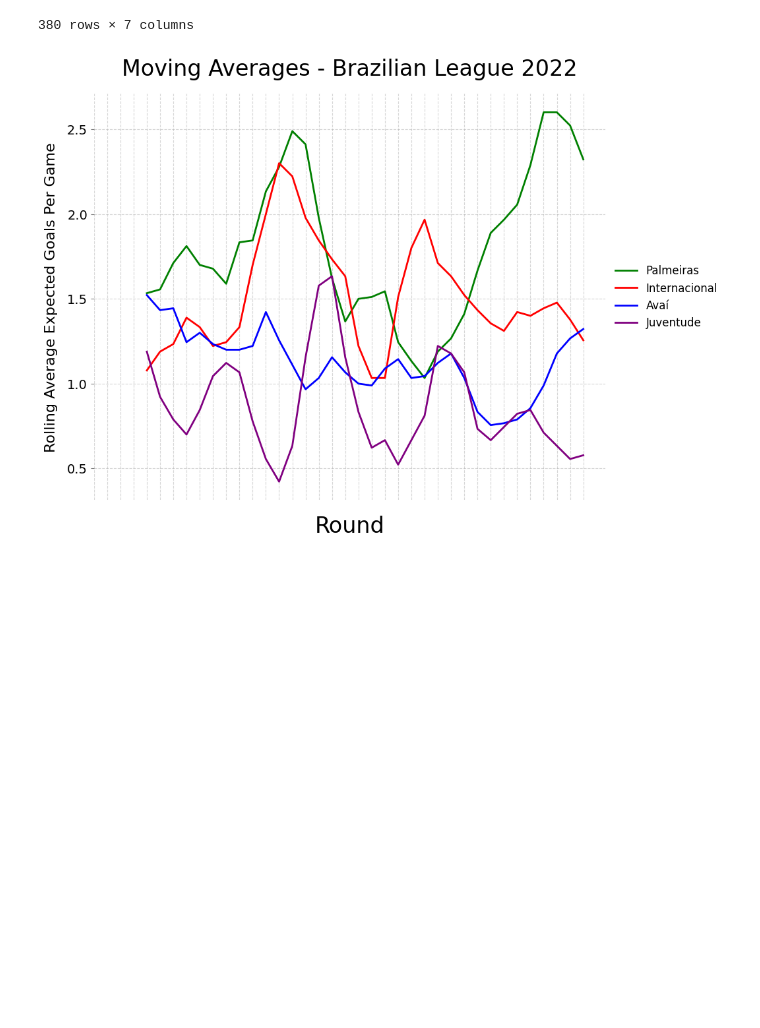
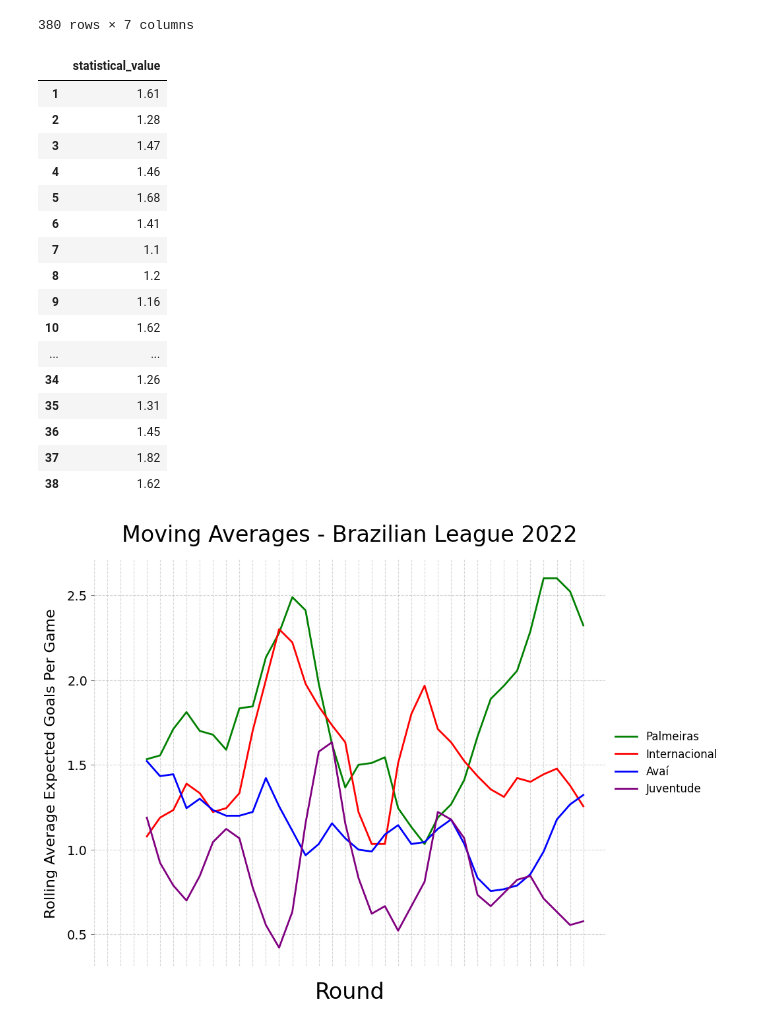
Before and after one commit to paduathiago/Data-Science-Applied-to-Soccer, a Jupyter notebook: ativ_2.ipynb, the cells around one changed output. Cells and saved outputs as stored; diff of their text form; code cells hidden in the pictures; blank space fills up the shorter version.

Commit message:
calculate the mean of a particular statistic throughout rounds

```diff
--- a/ativ_2.ipynb
+++ b/ativ_2.ipynb
@@ -86,6 +86,35 @@ def rolling_average(teams, window=5):
         teams_dataframe[team] = team_df
 
     return teams_dataframe
+# %%
+def get_mean_statistic(statistic: str, league_dataframe: pd.DataFrame):
+    rounds_df = pd.DataFrame(columns=['statistical_value'])
+    new_statistic = {}
+    for i in range(1, 39):
+        new_statistic[i] = league_dataframe.loc[(league_dataframe['Wk'] == i), statistic]
+        rounds_df.at[i, 'statistical_value'] = new_statistic[i].mean()
+
+    return rounds_df
+
+display(get_mean_statistic('xG', BRA1))
+# %% [output]
+|  | statistical_value |
+| 1 | 1.61 |
+| 2 | 1.28 |
+| 3 | 1.47 |
+| 4 | 1.46 |
+| 5 | 1.68 |
+| 6 | 1.41 |
+| 7 | 1.1 |
+| 8 | 1.2 |
+| 9 | 1.16 |
+| 10 | 1.62 |
+| ... | ... |
+| 34 | 1.26 |
+| 35 | 1.31 |
+| 36 | 1.45 |
+| 37 | 1.82 |
+| 38 | 1.62 |
 # %%
 def plot_RA(team_dfs, teams_to_plot):
     fig, ax = plt.subplots(figsize=(10, 8))
```
Also changed, not shown: parts of 1 cell of this notebook.
